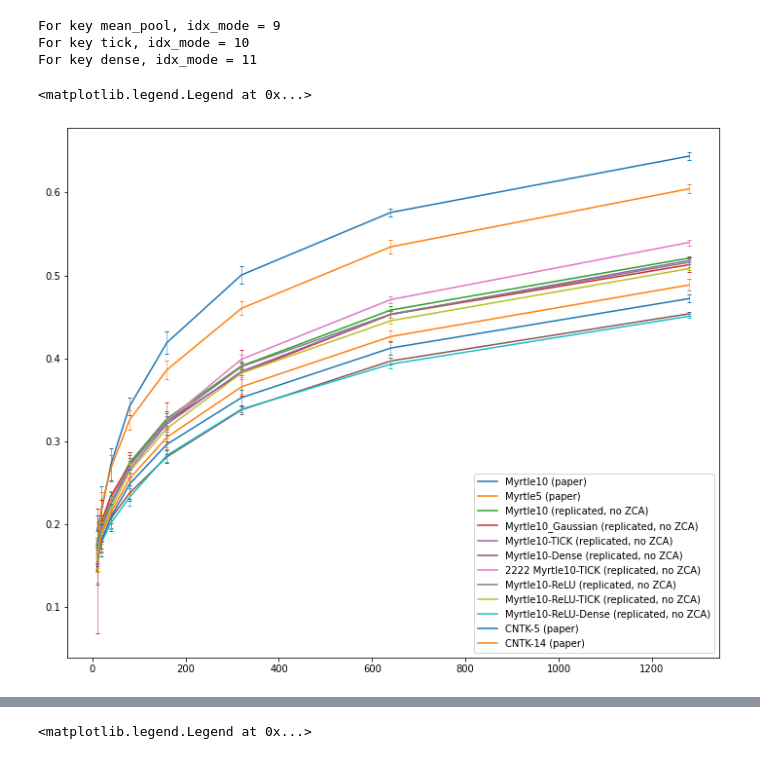
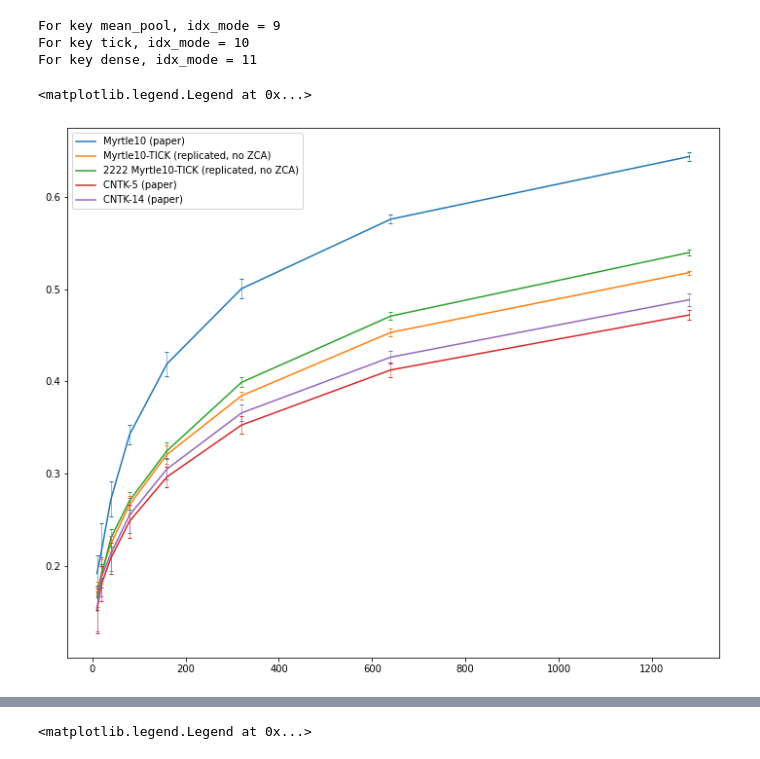
Before and after one commit to rhaps0dy/cnn-limits, a Jupyter notebook: notebooks/Low data plots.ipynb, the cells around one changed output, grey strips where cells are left out. Cells and saved outputs as stored; diff of their text form; code cells hidden in the pictures.

```diff
--- a/notebooks/Low data plots.ipynb
+++ b/notebooks/Low data plots.ipynb
@@ -224,29 +226,29 @@ For key dense, idx_mode = 11
 # %%
 df = pd.DataFrame(index=baseline_X)
 
 def f(ax, mean, err, name):
     df[name] = [f"{m:.2f}±{e:.2f}" for m, e in zip(mean, err)]
     color = ax.errorbar(baseline_X, mean, yerr=err, elinewidth=0.5,
                         capsize=2., linestyle='').lines[0].get_color()
     ax.plot(baseline_X, mean, color=color, label=name)
 
 _, ax = plt.subplots(1, 1, figsize=(12, 10))
 f(ax, baseline_myrtle10G_Y, baseline_myrtle10G_pm, "Myrtle10 (paper)")
-f(ax, baseline_myrtle5_Y, baseline_myrtle5_pm, "Myrtle5 (paper)")
-f(ax, m10_means["mean_pool"], m10_errors["mean_pool"], "Myrtle10 (replicated, no ZCA)")
-f(ax, m10_relu_Gaussian_means["mean_pool"], m10_relu_Gaussian_errors["mean_pool"], "Myrtle10_Gaussian (replicated, no ZCA)")
+#f(ax, baseline_myrtle5_Y, baseline_myrtle5_pm, "Myrtle5 (paper)")
+#f(ax, m10_means["mean_pool"], m10_errors["mean_pool"], "Myrtle10 (replicated, no ZCA)")
+#f(ax, m10_relu_Gaussian_means["mean_pool"], m10_relu_Gaussian_errors["mean_pool"], "Myrtle10_Gaussian (replicated, no ZCA)")
 f(ax, m10_means["tick"], m10_errors["tick"], "Myrtle10-TICK (replicated, no ZCA)")
-f(ax, m10_means["dense"], m10_errors["dense"], "Myrtle10-Dense (replicated, no ZCA)")
+#f(ax, m10_means["dense"], m10_errors["dense"], "Myrtle10-Dense (replicated, no ZCA)")
 f(ax, m10_means2["tick"], m10_errors2["tick"], "2222 Myrtle10-TICK (replicated, no ZCA)")
-f(ax, m10_relu_means["mean_pool"], m10_relu_errors["mean_pool"], "Myrtle10-ReLU (replicated, no ZCA)")
-f(ax, m10_relu_means["tick"], m10_relu_errors["tick"], "Myrtle10-ReLU-TICK (replicated, no ZCA)")
-f(ax, m10_relu_means["dense"], m10_relu_errors["dense"], "Myrtle10-ReLU-Dense (replicated, no ZCA)")
+#f(ax, m10_relu_means["mean_pool"], m10_relu_errors["mean_pool"], "Myrtle10-ReLU (replicated, no ZCA)")
+#f(ax, m10_relu_means["tick"], m10_relu_errors["tick"], "Myrtle10-ReLU-TICK (replicated, no ZCA)")
+#f(ax, m10_relu_means["dense"], m10_relu_errors["dense"], "Myrtle10-ReLU-Dense (replicated, no ZCA)")
 f(ax, cntk5, cntk5_error, "CNTK-5 (paper)")
 f(ax, cntk14, cntk14_error, "CNTK-14 (paper)")
 
 ax.legend()
 # %% [output]
 <matplotlib.legend.Legend at 0x...>
-[figure, old version]
+[figure, new version]
 # %%
 df_nooptim = df
```
Also changed, not shown: parts of 20 cells of this notebook, 4 other files.
